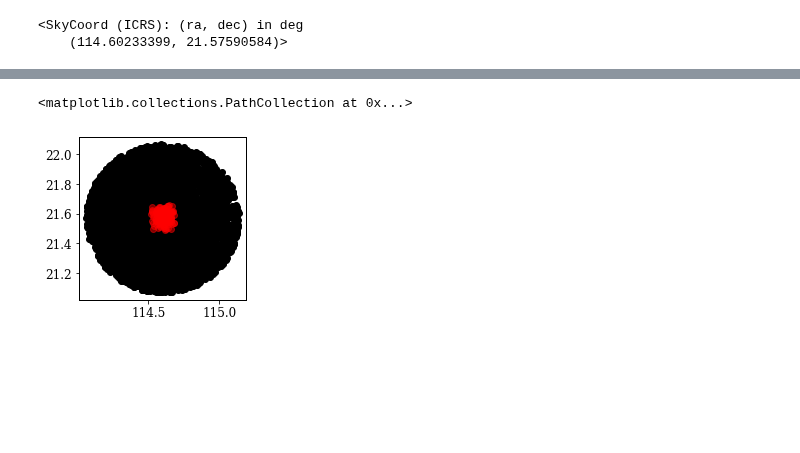
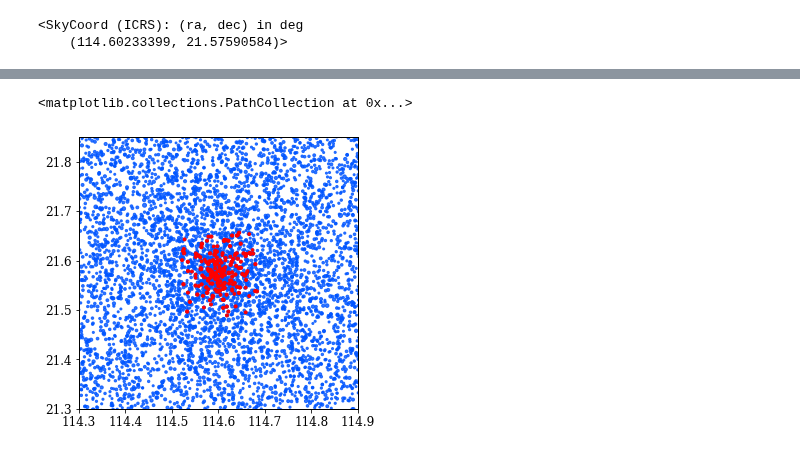
Before and after one commit to jppirest/mw_substructures, a Jupyter notebook: dados/GAIA/HDBSCAN/Clusters/NGC_2420/py_gaia.ipynb, the cells around one changed output, grey strips where cells are left out. Cells and saved outputs as stored; diff of their text form; code cells hidden in the pictures; blank space fills up the shorter version.

```diff
--- a/dados/GAIA/HDBSCAN/Clusters/NGC_2420/py_gaia.ipynb
+++ b/dados/GAIA/HDBSCAN/Clusters/NGC_2420/py_gaia.ipynb
@@ -841,7 +841,9 @@ plt.savefig('campo.png', format = 'png', dpi = 300)
-# %%
-plt.figure(figsize=(3,3))
-plt.scatter(ndf['ra'],ndf['dec'], color = 'k')
-plt.scatter(clip_loop['ra'],clip_loop['dec'], color = 'red', alpha = 0.5)
-# %% [output]
-<matplotlib.collections.PathCollection at 0x...>
-[figure, removed]
+# %%
+plt.figure(figsize=(5,5))
+plt.scatter(df['ra'],df['dec'], color = '#0055FF',s=(25-df.phot_g_mean_mag), alpha = 0.8)
+plt.xlim(114.3,114.9)
+plt.ylim(21.3,21.85)
+plt.scatter(clip_loop['ra'],clip_loop['dec'], color = 'red', s=(25-clip_loop.phot_g_mean_mag), zorder = 10)
+# %% [output]
+<matplotlib.collections.PathCollection at 0x...>
+[figure, added]
```
Also changed, not shown: parts of 2 cells of this notebook, 25 other files.
